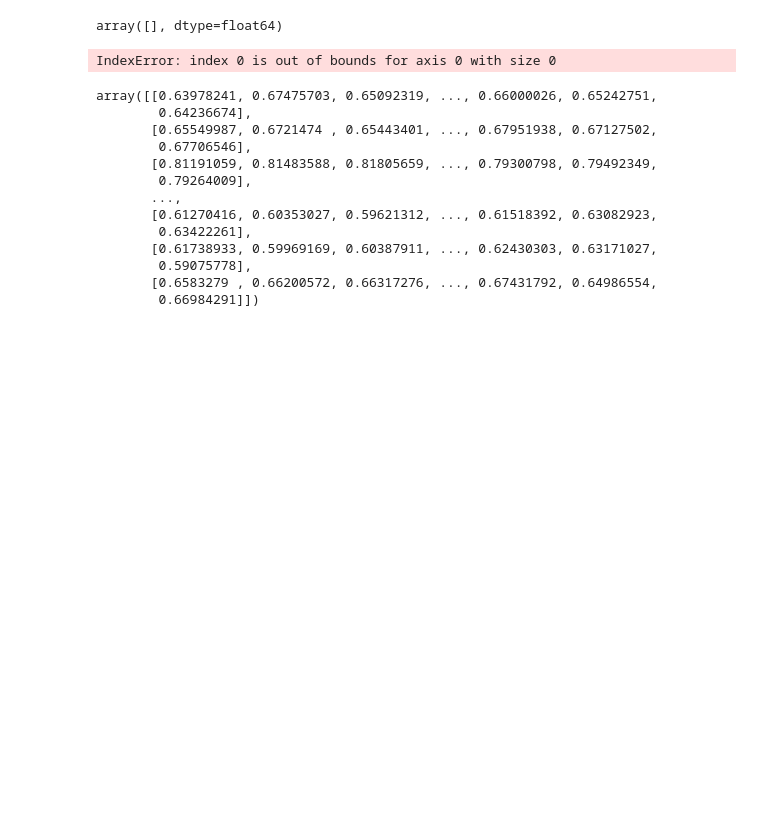
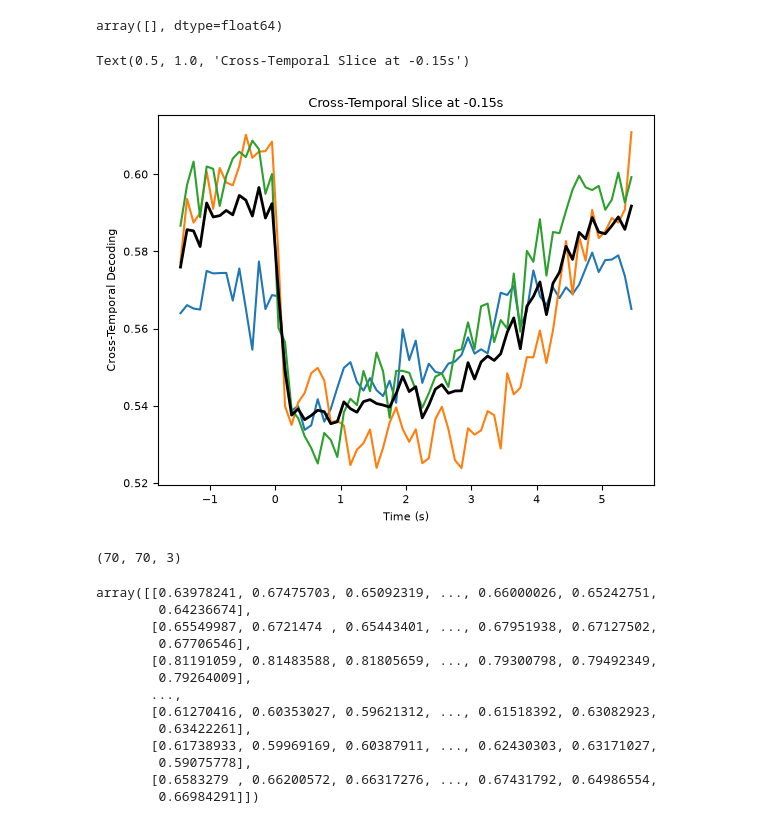
Before and after one commit to AllenInstitute/dynamic_routing_analysis, a Jupyter notebook: notebooks/plot_cross_temporal_decoding.ipynb, the cells around one changed output. Drawn from its saved outputs; the diff is of its cells as text; code cells hidden in the pictures; blank space fills up the shorter version.

```diff
--- a/notebooks/plot_cross_temporal_decoding.ipynb
+++ b/notebooks/plot_cross_temporal_decoding.ipynb
@@ -52,8 +30,8 @@ ModuleNotFoundError: No module named 'stack_data'
 # results_path = r"s3://aind-scratch-data/dynamic-routing/decoding/results/cross_temporal_decode_context_all_units_vis_target_0/"
 # results_path = r"s3://aind-scratch-data/dynamic-routing/decoding/results/cross_temporal_decode_context_all_units_aud_target_0/"
 
-results_path = r"s3://aind-scratch-data/dynamic-routing/decoding/results/cross_temporal_decode_context_all_units_all_areas_0/" #all units, all areas
-# results_path = r"s3://aind-scratch-data/dynamic-routing/decoding/results/cross_temporal_decode_context_all_units_all_areas_1/" #all units, all areas
+# results_path = r"s3://aind-scratch-data/dynamic-routing/decoding/results/cross_temporal_decode_context_all_units_all_areas_0/" #all units, all areas
+results_path = r"s3://aind-scratch-data/dynamic-routing/decoding/results/cross_temporal_decode_context_all_units_all_areas_1/" #all units, all areas
 
 # results_path = r"s3://aind-scratch-data/dynamic-routing/decoding/results/cross_temporal_decode_context_all_units_PL_0/"
 
@@ -240,17 +249,25 @@ array([], dtype=float64)
 # %%
 # sel_bin_center = 0.15
 sel_bin_center = -0.15
+bin_center_ind = np.where(timebins['bin_center'].to_numpy() == sel_bin_center)[0][0]
 
-sel_cross_temporal_slice = np.stack(cross_temporal_df.query('length>0')['cross_temporal_matrix'])[:,:,np.where(timebins['bin_center'].to_numpy() == sel_bin_center)[0][0]]
+sel_cross_temporal_slice = np.dstack(cross_temporal_df.query('length>0')['cross_temporal_matrix'].apply(np.vstack).values)[bin_center_ind,:,:].T
 
 fig,ax=plt.subplots(1,1)
 ax.plot(timebins['bin_center'].to_numpy(), sel_cross_temporal_slice.T)
 ax.plot(timebins['bin_center'].to_numpy(), np.nanmean(sel_cross_temporal_slice, axis=0), 'k', linewidth=2)
 ax.set_xlabel('Time (s)')
 ax.set_ylabel('Cross-Temporal Decoding')
 ax.set_title(f'Cross-Temporal Slice at {sel_bin_center}s')
 # %% [output]
-IndexError: index 0 is out of bounds for axis 0 with size 0
+Text(0.5, 1.0, 'Cross-Temporal Slice at -0.15s')
+[figure, added]
+# %%
+# cross_temporal_df
+# sel_cross_temporal_slice
+np.dstack(cross_temporal_df.query('length>0')['cross_temporal_matrix'].apply(np.vstack).values).shape
+# %% [output]
+(70, 70, 3)
 # %%
 # %% [output]
 array([[0.63978241, 0.67475703, 0.65092319, ..., 0.66000026, 0.65242751,
```
Also changed, not shown: parts of 9 cells of this notebook, 3 other files.
